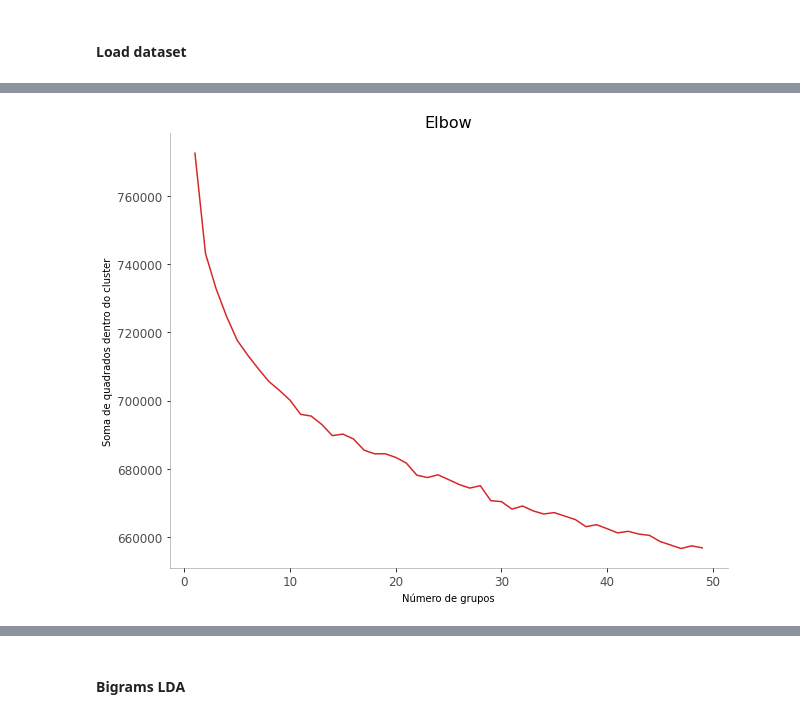
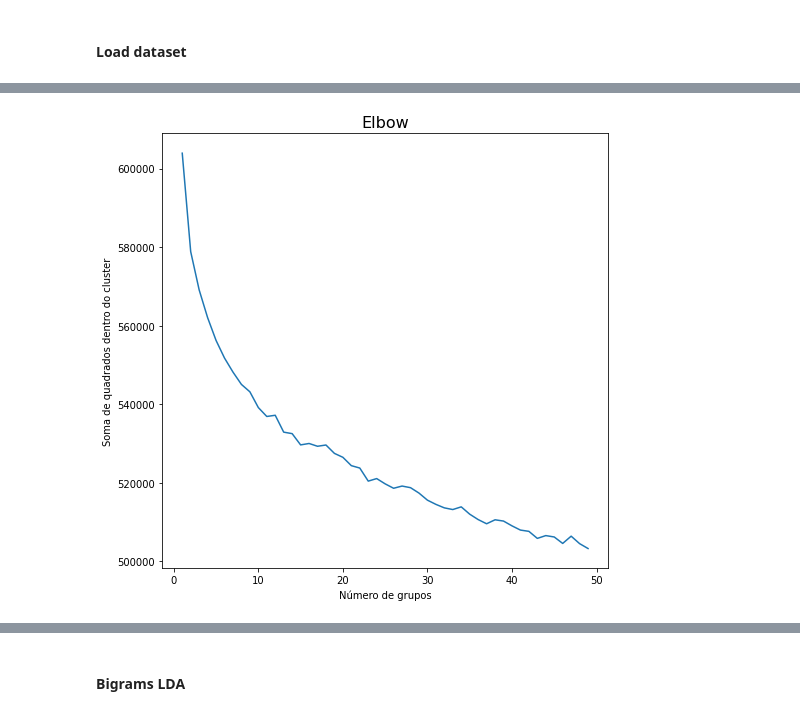
Before and after one commit to mathewsrc/Topic-Modeling-Reclame-Aqui, a Jupyter notebook: Topic_Modeling_Reclame_Aqui_with_LDA.ipynb, the cells around one changed output, grey strips where cells are left out. Cells and saved outputs as stored; diff of their text form; code cells hidden in the pictures.

```diff
--- a/Topic_Modeling_Reclame_Aqui_with_LDA.ipynb
+++ b/Topic_Modeling_Reclame_Aqui_with_LDA.ipynb
@@ -117,4 +111,4 @@ df.head()
 # %%
 # convert text documents to bag of words representation
-vectorizer = CountVectorizer(max_df=0.95, min_df=2, max_features=5000, ngram_range=(1, 3))
-x = vectorizer.fit_transform(df.documents.values)
+vectorizer = CountVectorizer()
+x = vectorizer.fit_transform(df['documents'])
@@ -129,28 +115,23 @@ for i in range(1, 50):
 # %%
-# plot elbow
-plt.figure(figsize=[10, 8])
-plt.plot(range(1, NUMBER_OF_CLUSTERS), ls, color='tab:red')
-plt.title('Elbow', fontsize=16)
-plt.xlabel('Número de grupos')
-plt.ylabel('Soma de quadrados dentro do cluster')
+def plot_elbow(n_clusters= 20):
+  elbow_method = {}
+  for k in range(1, n_clusters):
+    kmeans_elbow = KMeans(n_clusters=k).fit(x)
+    elbow_method[k] = kmeans_elbow.inertia_
 
-# decoration
-plt.xticks(fontsize=12, horizontalalignment='center', alpha=.7)
-plt.yticks(fontsize=12, alpha=.7)
+  # plot elbow
+  plt.figure(figsize=[8, 8])
+  plt.plot(list(elbow_method.keys()), list(elbow_method.values()))
+  plt.title('Elbow', fontsize=16)
+  plt.xlabel('Número de grupos')
+  plt.ylabel('Soma de quadrados dentro do cluster')
 
-# remove borders
-plt.gca().spines["top"].set_alpha(0.0)
-plt.gca().spines["bottom"].set_alpha(0.3)
-plt.gca().spines["right"].set_alpha(0.0)
-plt.gca().spines["left"].set_alpha(0.3)
+  # save plot
+  plt.savefig(os.path.join(LDA_RESULTS_DIR, f'elbow_{n_clusters}_{DATASET_VERSION}.png'))
 
-if not os.path.exists(LDA_RESULTS_DIR):
-  os.makedirs(LDA_RESULTS_DIR)
-
-# save plot
-plt.savefig(os.path.join(LDA_RESULTS_DIR, f'elbow_{NUMBER_OF_CLUSTERS}_{DATASET_VERSION}.png'))
-
-# show the plot
-plt.show()
+  # show the plot
+  plt.show()
-# %% [output]
-[figure, removed]
+# %%
+plot_elbow(50)
+# %% [output]
+[figure, added]
```
Also changed, not shown: parts of 44 cells of this notebook.
